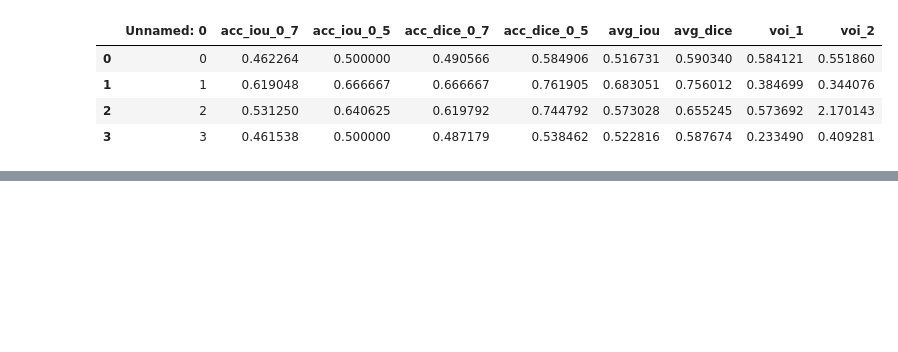
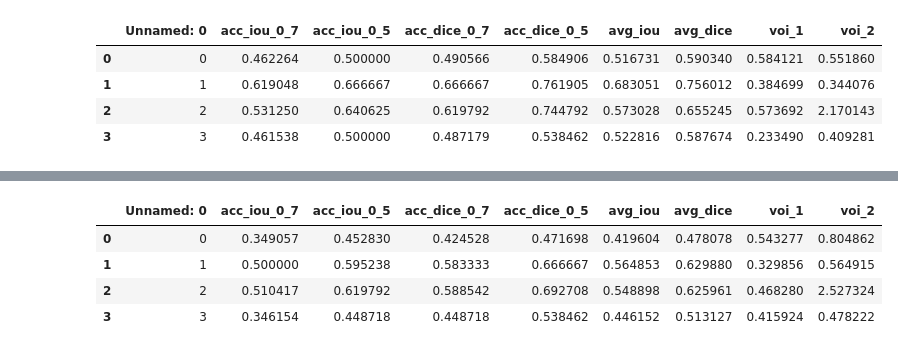
Before and after one commit to theGindar/3DCellSegMasterThesis, a Jupyter notebook: auswertung_LRP.ipynb, the cells around one changed output, grey strips where cells are left out. Drawn from its saved outputs; the diff is of its cells as text; code cells hidden in the pictures; blank space fills up the shorter version.

```diff
--- a/auswertung_LRP.ipynb
+++ b/auswertung_LRP.ipynb
@@ -41,6 +41,14 @@ gcn_1.describe()
 | 50% | 1.500000 | 0.424528 | 0.524034 | 0.516026 | 0.602564 | 0.497525 | 0.569544 | 0.442102 | 0.684888 |
 | 75% | 2.250000 | 0.502604 | 0.601376 | 0.584635 | 0.673177 | 0.552887 | 0.626941 | 0.487029 | 1.235477 |
 | max | 3.000000 | 0.510417 | 0.619792 | 0.588542 | 0.692708 | 0.564853 | 0.629880 | 0.543277 | 2.527324 |
+# %%
+gcn_1
+# %% [output]
+|  | Unnamed: 0 | acc_iou_0_7 | acc_iou_0_5 | acc_dice_0_7 | acc_dice_0_5 | avg_iou | avg_dice | voi_1 | voi_2 |
+| 0 | 0 | 0.349057 | 0.452830 | 0.424528 | 0.471698 | 0.419604 | 0.478078 | 0.543277 | 0.804862 |
+| 1 | 1 | 0.500000 | 0.595238 | 0.583333 | 0.666667 | 0.564853 | 0.629880 | 0.329856 | 0.564915 |
+| 2 | 2 | 0.510417 | 0.619792 | 0.588542 | 0.692708 | 0.548898 | 0.625961 | 0.468280 | 2.527324 |
+| 3 | 3 | 0.346154 | 0.448718 | 0.448718 | 0.538462 | 0.446152 | 0.513127 | 0.415924 | 0.478222 |
 # %%
 retrained_4.describe()
 # %% [output]
```
Also changed, not shown: 1 other file.
